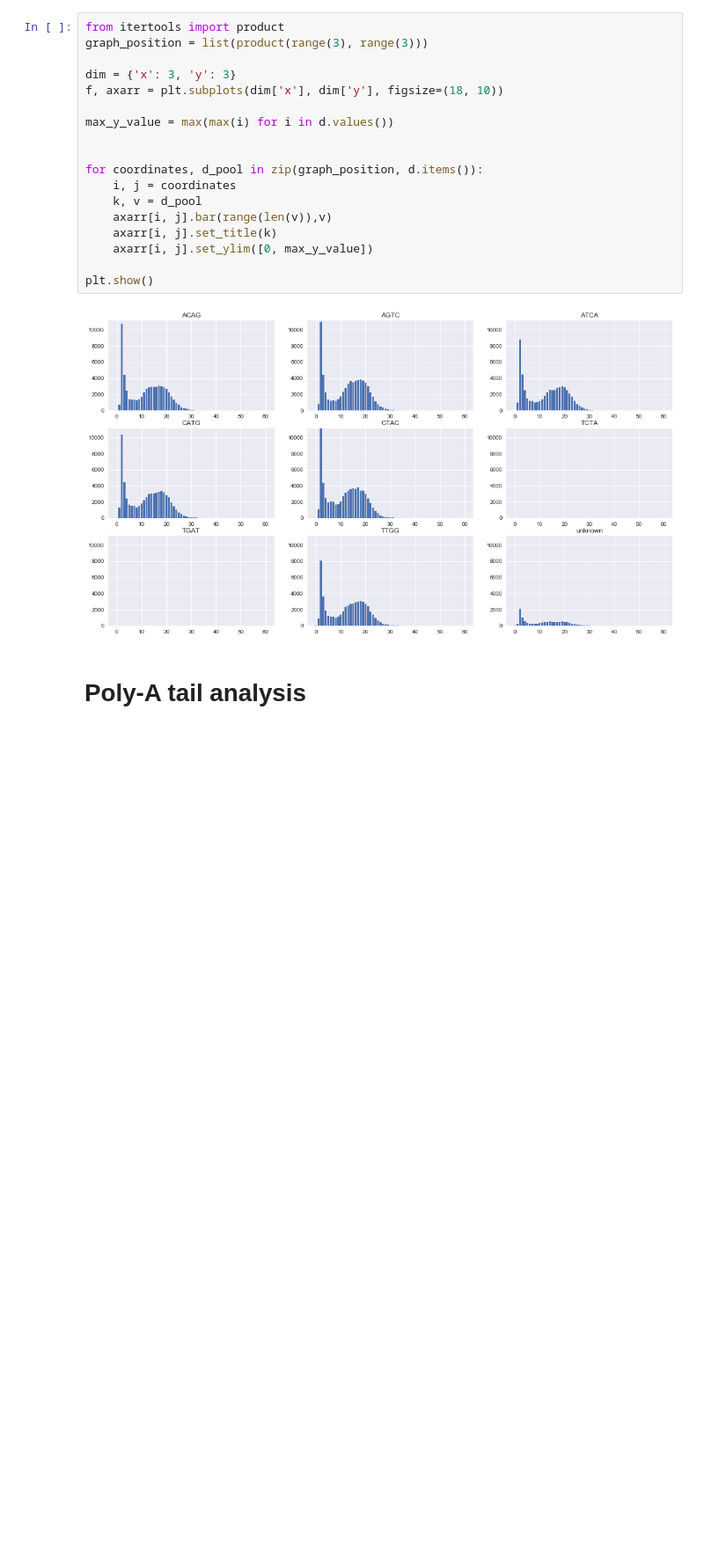
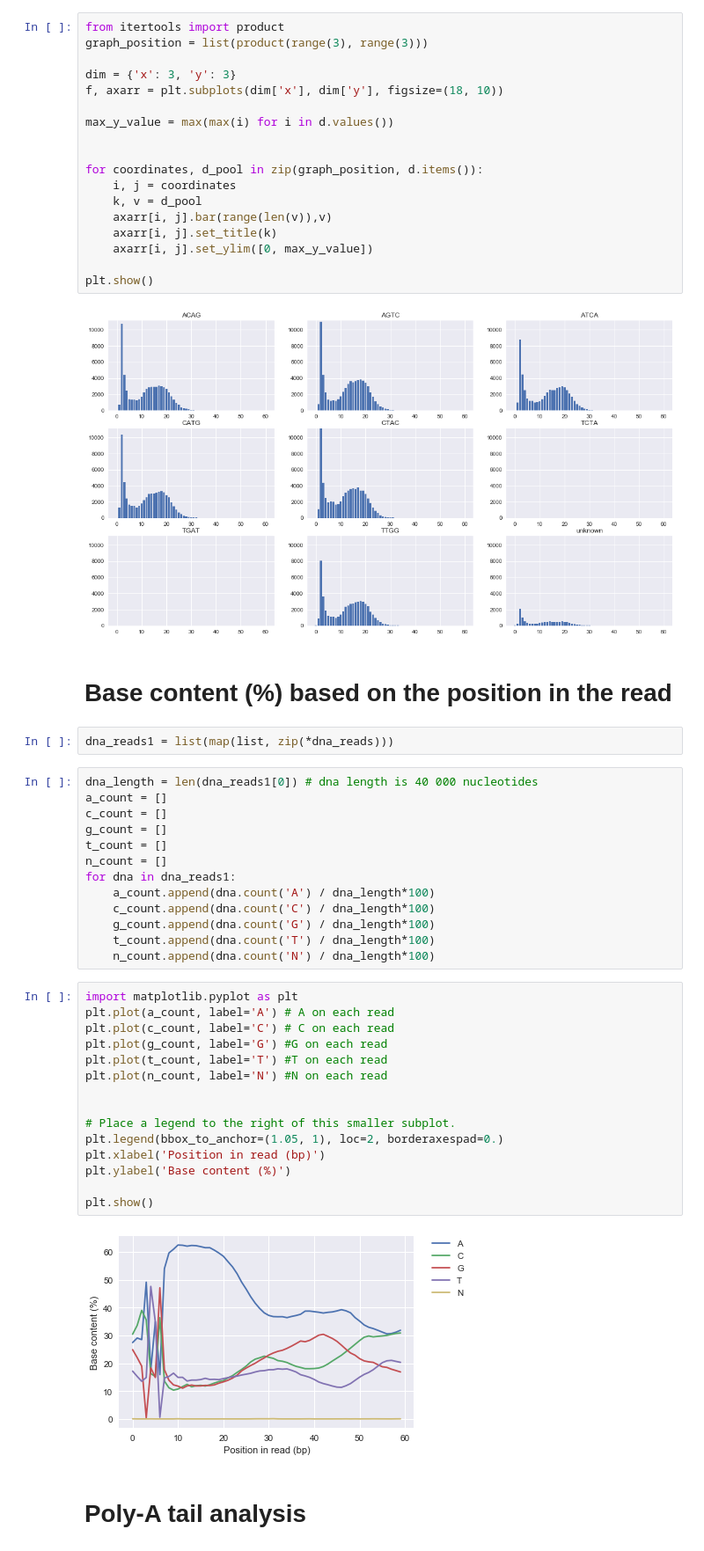
Before and after one commit to podorskaja/bioinformaticslab, a Jupyter notebook: Quality_Control.ipynb, the cells around one changed output. Shown at 88% size. Saved outputs shown, nothing was run; the diff lists cells and outputs as text; blank space fills up the shorter version.

```diff
--- a/Quality_Control.ipynb
+++ b/Quality_Control.ipynb
@@ -251,6 +272,40 @@ for coordinates, d_pool in zip(graph_position, d.items()):
 plt.show()
 # %% [output]
 [figure]
+# %% [markdown]
+# Base content (%) based on the position in the read
+# %%
+dna_reads1 = list(map(list, zip(*dna_reads)))
+# %%
+dna_length = len(dna_reads1[0]) # dna length is 40 000 nucleotides
+a_count = []
+c_count = []
+g_count = []
+t_count = []
+n_count = []
+for dna in dna_reads1:
+    a_count.append(dna.count('A') / dna_length*100)
+    c_count.append(dna.count('C') / dna_length*100)
+    g_count.append(dna.count('G') / dna_length*100)
+    t_count.append(dna.count('T') / dna_length*100)
+    n_count.append(dna.count('N') / dna_length*100)
+# %%
+import matplotlib.pyplot as plt
+plt.plot(a_count, label='A') # A on each read
+plt.plot(c_count, label='C') # C on each read
+plt.plot(g_count, label='G') #G on each read
+plt.plot(t_count, label='T') #T on each read
+plt.plot(n_count, label='N') #N on each read
+
+
+# Place a legend to the right of this smaller subplot.
+plt.legend(bbox_to_anchor=(1.05, 1), loc=2, borderaxespad=0.)
+plt.xlabel('Position in read (bp)')
+plt.ylabel('Base content (%)')
+
+plt.show()
+# %% [output]
+[figure, added]
 # %% [markdown]
 # Poly-A tail analysis
 # %%
```
Also changed, not shown: parts of 32 cells of this notebook.
